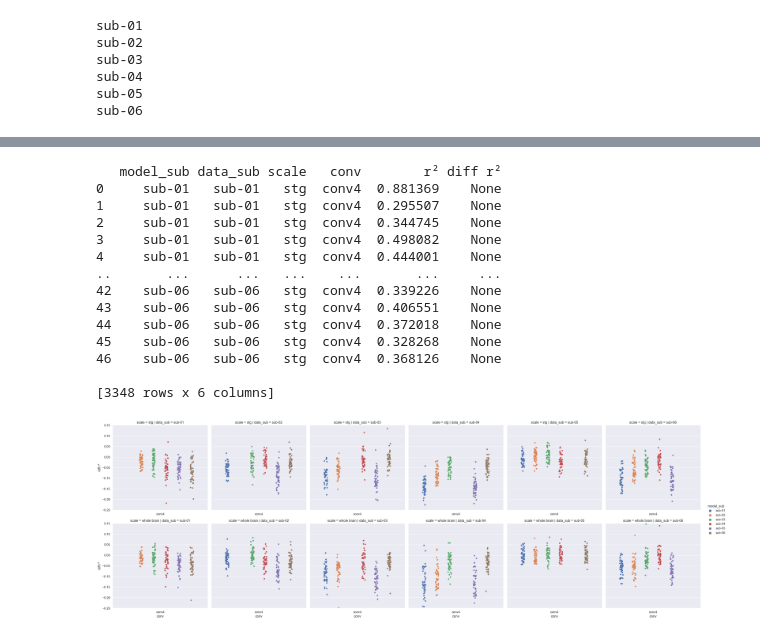
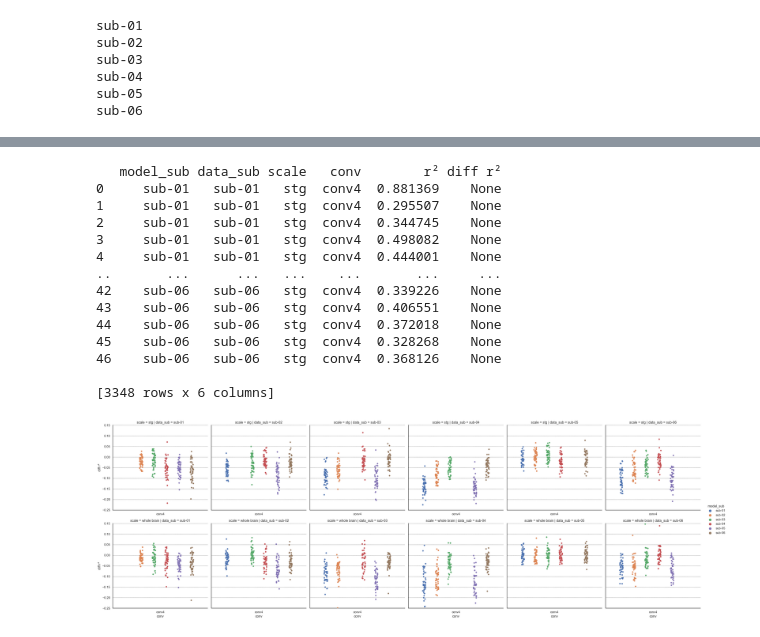
Before and after one commit to brain-bzh/cNeuromod_encoding_2020, a Jupyter notebook: jupyter_notebooks/Individual_spec_fig.ipynb, the cells around one changed output, grey strips where cells are left out. Saved outputs shown, nothing was run; the diff lists cells and outputs as text; code cells hidden in the pictures.

Commit message:
jupyter notebook for figures

```diff
--- a/jupyter_notebooks/Individual_spec_fig.ipynb
+++ b/jupyter_notebooks/Individual_spec_fig.ipynb
@@ -165,28 +184,31 @@ pvalue between conv4 and basl from model trained on sub-05 on data from sub-06 i
 # %%
 #sns.set_theme(context='poster', style='whitegrid', font_scale=2)
-sns.set(rc={'figure.figsize':(20,15)})
+
+sns.set(rc={'figure.figsize':(20,15), 'axes.facecolor':'w', 'axes.edgecolor': 'k',
+            'grid.color':'k', 'grid.linestyle': ':',})
 
 dfconv = df.loc[df['conv']=='conv4'].copy()
 
 print(dfconv)
 g = sns.catplot(data=dfconv, x='conv', y='diff r²', hue='model_sub', col='data_sub',
                 row='scale', kind='strip', dodge=True,
-                order=['conv4'], col_order=subs, hue_order=subs, sharex=False)
+                order=['conv4'], row_order=['stg', 'whole brain'], col_order=subs, hue_order=subs, sharex=False)
 plt.ylim(bottom=-0.25, top=0.15)
+sns.plotting_context()
 g.savefig('/home/maelle/Results/figures/heareval/test_individual_spec.jpg')
 # %% [output]
    model_sub data_sub scale   conv        r² diff r²
 0     sub-01   sub-01   stg  conv4  0.881369    None
 1     sub-01   sub-01   stg  conv4  0.295507    None
 2     sub-01   sub-01   stg  conv4  0.344745    None
 3     sub-01   sub-01   stg  conv4  0.498082    None
 4     sub-01   sub-01   stg  conv4  0.444001    None
 ..       ...      ...   ...    ...       ...     ...
 42    sub-06   sub-06   stg  conv4  0.339226    None
 43    sub-06   sub-06   stg  conv4  0.406551    None
 44    sub-06   sub-06   stg  conv4  0.372018    None
 45    sub-06   sub-06   stg  conv4  0.328268    None
 46    sub-06   sub-06   stg  conv4  0.368126    None
 
 [3348 rows x 6 columns]
-[figure, old version]
+[figure, new version]
```
Also changed, not shown: parts of 2 cells of this notebook, 5 other files.
